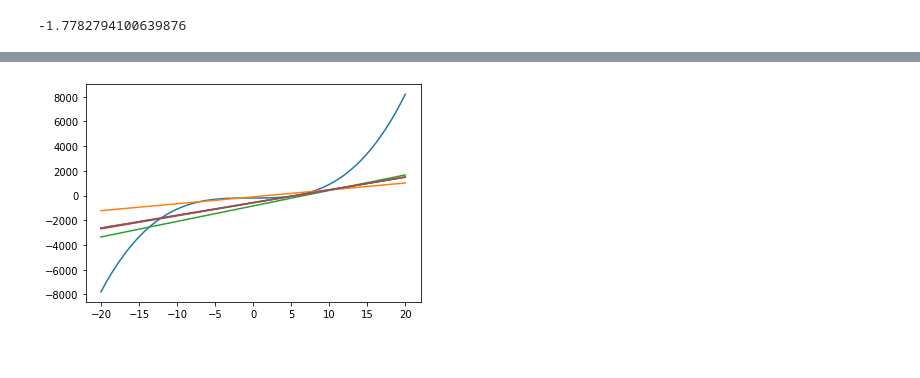
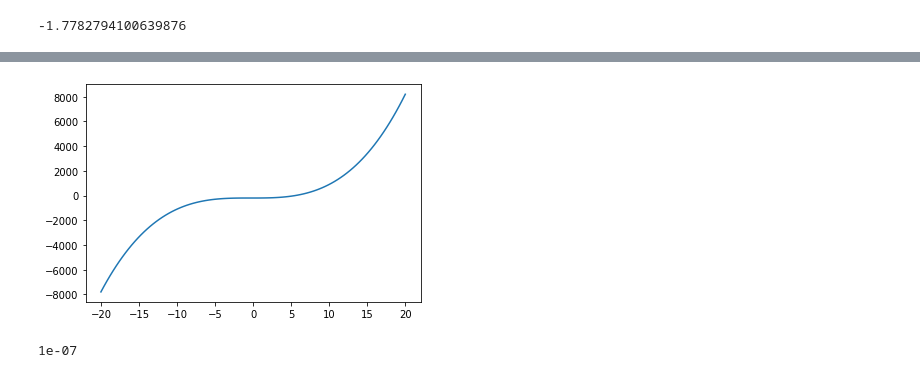
Before and after one commit to mattiastofte/promod, a Jupyter notebook: numeriske metoder/numerisk_matematikk.ipynb, the cells around one changed output, grey strips where cells are left out. Cells and saved outputs as stored; diff of their text form; code cells hidden in the pictures.

```diff
--- a/numeriske metoder/numerisk_matematikk.ipynb
+++ b/numeriske metoder/numerisk_matematikk.ipynb
@@ -46,8 +46,8 @@ plot(x_verdier,i(x_verdier))
 
 def solve(f,f_der,x,tol=1E-8):
     while abs(f(x)) >= tol:
-        plot(x_verdier,i_der(x)*(x_verdier-x)-f(x))
+        #plot(x_verdier,i_der(x)*(x_verdier-x)-f(x))
         x = x - (f(x)/f_der(x))
     return x
-print(solve(i,i_der,4))
+print(solve(i,i_der,20))
 # %% [output]
@@ -55 +55,5 @@ print(solve(i,i_der,4))
-[figure, old version]
+[figure, new version]
+# %%
+print(f'{10E-8}')
+# %% [output]
+1e-07
```
Also changed, not shown: parts of 3 cells of this notebook, 10 other files.
